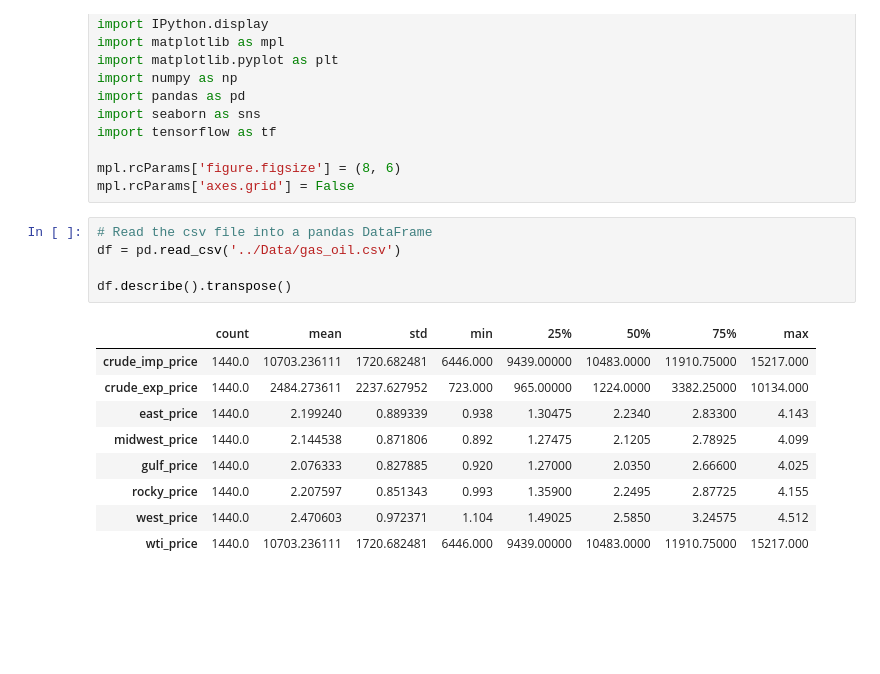
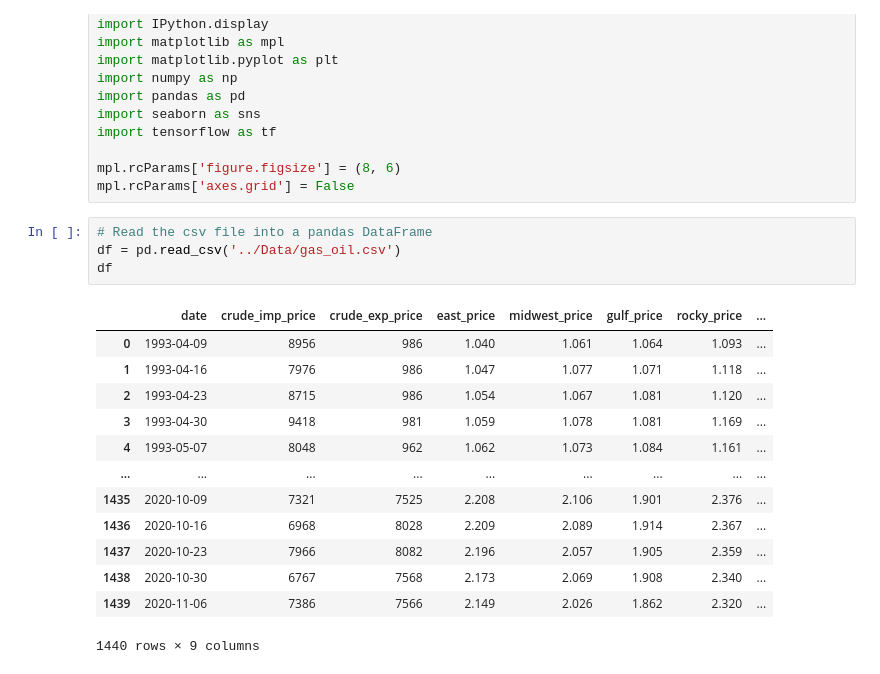
Before and after one commit to ioanacasandra7/Gas-price-prediction, a Jupyter notebook: Notebooks/model.ipynb, the cells around one changed output. Saved outputs shown, nothing was run; the diff lists cells and outputs as text; blank space fills up the shorter version.

```diff
--- a/Notebooks/model.ipynb
+++ b/Notebooks/model.ipynb
@@ -16,15 +16,18 @@ mpl.rcParams['axes.grid'] = False
 # %%
 # Read the csv file into a pandas DataFrame
 df = pd.read_csv('../Data/gas_oil.csv')
-
-df.describe().transpose()
+df
 # %% [output]
-|  | count | mean | std | min | 25% | 50% | 75% | max |
-| crude_imp_price | 1440.0 | 10703.236111 | 1720.682481 | 6446.000 | 9439.00000 | 10483.0000 | 11910.75000 | 15217.000 |
-| crude_exp_price | 1440.0 | 2484.273611 | 2237.627952 | 723.000 | 965.00000 | 1224.0000 | 3382.25000 | 10134.000 |
-| east_price | 1440.0 | 2.199240 | 0.889339 | 0.938 | 1.30475 | 2.2340 | 2.83300 | 4.143 |
-| midwest_price | 1440.0 | 2.144538 | 0.871806 | 0.892 | 1.27475 | 2.1205 | 2.78925 | 4.099 |
-| gulf_price | 1440.0 | 2.076333 | 0.827885 | 0.920 | 1.27000 | 2.0350 | 2.66600 | 4.025 |
-| rocky_price | 1440.0 | 2.207597 | 0.851343 | 0.993 | 1.35900 | 2.2495 | 2.87725 | 4.155 |
-| west_price | 1440.0 | 2.470603 | 0.972371 | 1.104 | 1.49025 | 2.5850 | 3.24575 | 4.512 |
-| wti_price | 1440.0 | 10703.236111 | 1720.682481 | 6446.000 | 9439.00000 | 10483.0000 | 11910.75000 | 15217.000 |
+|  | date | crude_imp_price | crude_exp_price | east_price | midwest_price | gulf_price | rocky_price | ... |
+| 0 | 1993-04-09 | 8956 | 986 | 1.040 | 1.061 | 1.064 | 1.093 | ... |
+| 1 | 1993-04-16 | 7976 | 986 | 1.047 | 1.077 | 1.071 | 1.118 | ... |
+| 2 | 1993-04-23 | 8715 | 986 | 1.054 | 1.067 | 1.081 | 1.120 | ... |
+| 3 | 1993-04-30 | 9418 | 981 | 1.059 | 1.078 | 1.081 | 1.169 | ... |
+| 4 | 1993-05-07 | 8048 | 962 | 1.062 | 1.073 | 1.084 | 1.161 | ... |
+| ... | ... | ... | ... | ... | ... | ... | ... | ... |
+| 1435 | 2020-10-09 | 7321 | 7525 | 2.208 | 2.106 | 1.901 | 2.376 | ... |
+| 1436 | 2020-10-16 | 6968 | 8028 | 2.209 | 2.089 | 1.914 | 2.367 | ... |
+| 1437 | 2020-10-23 | 7966 | 8082 | 2.196 | 2.057 | 1.905 | 2.359 | ... |
+| 1438 | 2020-10-30 | 6767 | 7568 | 2.173 | 2.069 | 1.908 | 2.340 | ... |
+| 1439 | 2020-11-06 | 7386 | 7566 | 2.149 | 2.026 | 1.862 | 2.320 | ... |
+1440 rows × 9 columns
```
Also changed, not shown: parts of 29 cells of this notebook, 5 other files.
